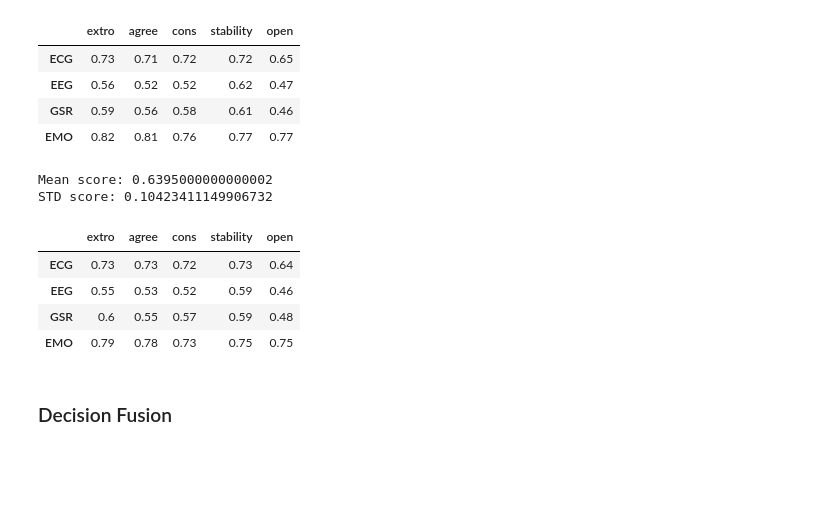
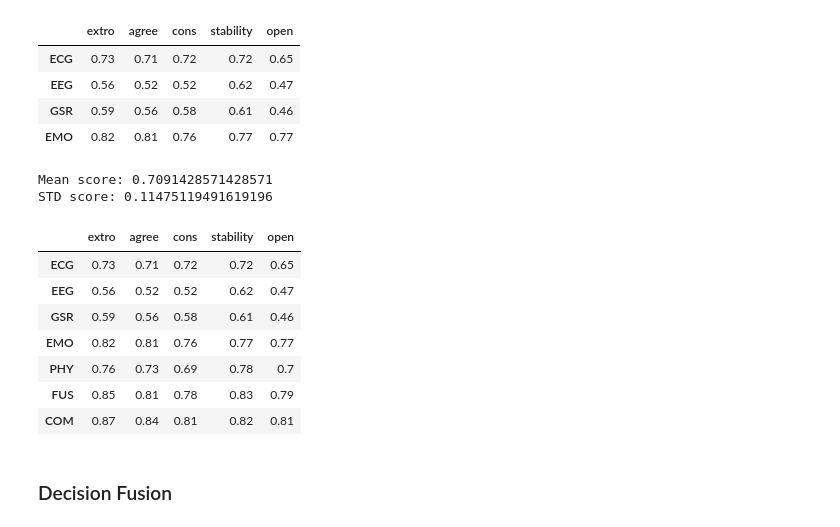
Before and after one commit to kroglkt/CogSci2, a Jupyter notebook: Reading Data.ipynb, the cells around one changed output. Saved outputs shown, nothing was run; the diff lists cells and outputs as text; code cells hidden in the pictures; blank space fills up the shorter version.

```diff
--- a/Reading Data.ipynb
+++ b/Reading Data.ipynb
@@ -336,17 +357,24 @@ STD score: 0.11058367872339932
 | GSR | 0.59 | 0.56 | 0.58 | 0.61 | 0.46 |
 | EMO | 0.82 | 0.81 | 0.76 | 0.77 | 0.77 |
 # %%
-mlp = MLPClassifier(hidden_layer_sizes = (30, 30), random_state=42, max_iter=2000)
-df, mlp_targs = results(mlp)
-df
+#mlp = MLPClassifier(hidden_layer_sizes = (30, 30), random_state=42, max_iter=2000)
+#df, mlp_targs = results(mlp)
+#df
-# %% [output]
-Mean score: 0.6395000000000002
-STD score: 0.10423411149906732
-|  | extro | agree | cons | stability | open |
-| ECG | 0.73 | 0.73 | 0.72 | 0.73 | 0.64 |
-| EEG | 0.55 | 0.53 | 0.52 | 0.59 | 0.46 |
-| GSR | 0.6 | 0.55 | 0.57 | 0.59 | 0.48 |
-| EMO | 0.79 | 0.78 | 0.73 | 0.75 | 0.75 |
+# %%
+mlp = MLPClassifier(random_state=42, max_iter=2000)
+df, mlp_targs = results_mod(mlp)
+df
+# %% [output]
+Mean score: 0.7091428571428571
+STD score: 0.11475119491619196
+|  | extro | agree | cons | stability | open |
+| ECG | 0.73 | 0.71 | 0.72 | 0.72 | 0.65 |
+| EEG | 0.56 | 0.52 | 0.52 | 0.62 | 0.47 |
+| GSR | 0.59 | 0.56 | 0.58 | 0.61 | 0.46 |
+| EMO | 0.82 | 0.81 | 0.76 | 0.77 | 0.77 |
+| PHY | 0.76 | 0.73 | 0.69 | 0.78 | 0.7 |
+| FUS | 0.85 | 0.81 | 0.78 | 0.83 | 0.79 |
+| COM | 0.87 | 0.84 | 0.81 | 0.82 | 0.81 |
 # %% [markdown]
 ### Decision Fusion
 # %%
```
Also changed, not shown: parts of 11 cells of this notebook.
